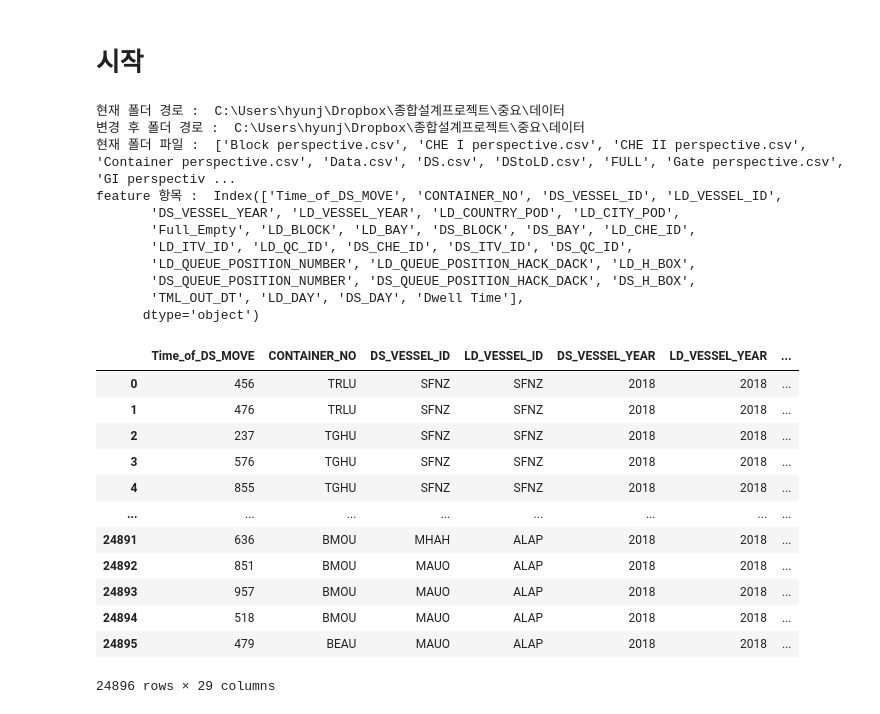
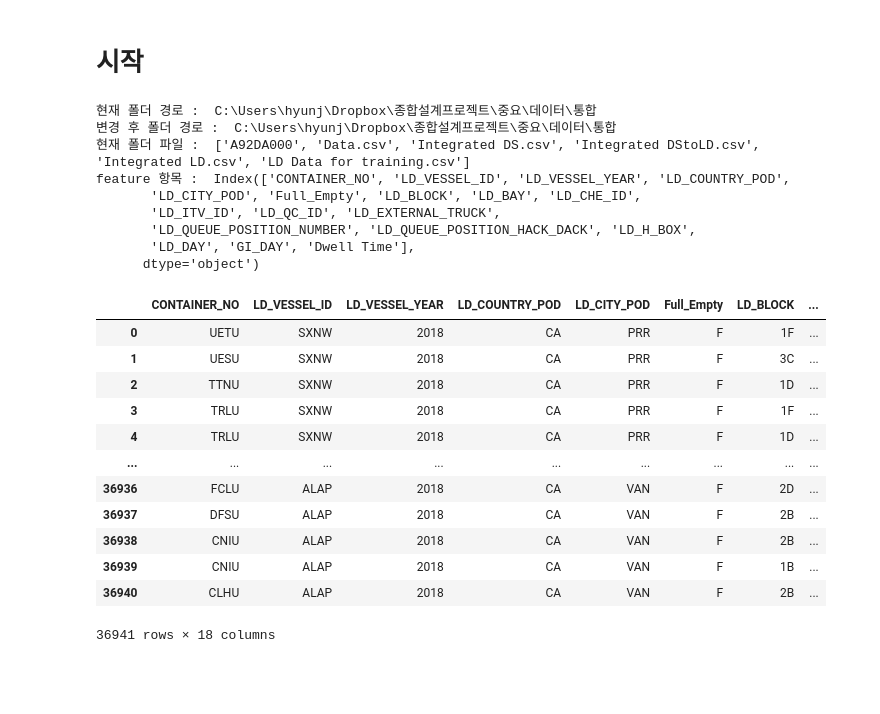
Before and after one commit to LeeYunseol/CapstoneDesign, a Jupyter notebook: Randomforest Regressor.ipynb, the cells around one changed output. Cells and saved outputs as stored; diff of their text form; code cells hidden in the pictures; blank space fills up the shorter version.

```diff
--- a/Randomforest Regressor.ipynb
+++ b/Randomforest Regressor.ipynb
@@ -28,35 +28,33 @@ import seaborn as sns
 # %%
 cwd = os.getcwd()
 print('현재 폴더 경로 : ', cwd)
 # 폴더 위치 변경
-os.chdir("C:\\Users\hyunj\\Dropbox\\종합설계프로젝트\\중요\\데이터")
+os.chdir("C:\\Users\hyunj\\Dropbox\\종합설계프로젝트\\중요\\데이터\\통합")
 print('변경 후 폴더 경로 : ', cwd)
 print('현재 폴더 파일 : ', os.listdir())
-data = pd.read_csv('Data.csv', encoding='CP949')
+data = pd.read_csv('LD Data for training.csv', encoding='CP949')
 print('feature 항목 : ', data.columns)
 data
 # %% [output]
-현재 폴더 경로 :  C:\Users\hyunj\Dropbox\종합설계프로젝트\중요\데이터
-변경 후 폴더 경로 :  C:\Users\hyunj\Dropbox\종합설계프로젝트\중요\데이터
-현재 폴더 파일 :  ['Block perspective.csv', 'CHE I perspective.csv', 'CHE II perspective.csv', 'Container perspective.csv', 'Data.csv', 'DS.csv', 'DStoLD.csv', 'FULL', 'Gate perspective.csv', 'GI perspectiv ...
-feature 항목 :  Index(['Time_of_DS_MOVE', 'CONTAINER_NO', 'DS_VESSEL_ID', 'LD_VESSEL_ID',
-       'DS_VESSEL_YEAR', 'LD_VESSEL_YEAR', 'LD_COUNTRY_POD', 'LD_CITY_POD',
-       'Full_Empty', 'LD_BLOCK', 'LD_BAY', 'DS_BLOCK', 'DS_BAY', 'LD_CHE_ID',
-       'LD_ITV_ID', 'LD_QC_ID', 'DS_CHE_ID', 'DS_ITV_ID', 'DS_QC_ID',
+현재 폴더 경로 :  C:\Users\hyunj\Dropbox\종합설계프로젝트\중요\데이터\통합
+변경 후 폴더 경로 :  C:\Users\hyunj\Dropbox\종합설계프로젝트\중요\데이터\통합
+현재 폴더 파일 :  ['A92DA000', 'Data.csv', 'Integrated DS.csv', 'Integrated DStoLD.csv', 'Integrated LD.csv', 'LD Data for training.csv']
+feature 항목 :  Index(['CONTAINER_NO', 'LD_VESSEL_ID', 'LD_VESSEL_YEAR', 'LD_COUNTRY_POD',
+       'LD_CITY_POD', 'Full_Empty', 'LD_BLOCK', 'LD_BAY', 'LD_CHE_ID',
+       'LD_ITV_ID', 'LD_QC_ID', 'LD_EXTERNAL_TRUCK',
        'LD_QUEUE_POSITION_NUMBER', 'LD_QUEUE_POSITION_HACK_DACK', 'LD_H_BOX',
-       'DS_QUEUE_POSITION_NUMBER', 'DS_QUEUE_POSITION_HACK_DACK', 'DS_H_BOX',
-       'TML_OUT_DT', 'LD_DAY', 'DS_DAY', 'Dwell Time'],
+       'LD_DAY', 'GI_DAY', 'Dwell Time'],
       dtype='object')
-|  | Time_of_DS_MOVE | CONTAINER_NO | DS_VESSEL_ID | LD_VESSEL_ID | DS_VESSEL_YEAR | LD_VESSEL_YEAR | ... |
-| 0 | 456 | TRLU | SFNZ | SFNZ | 2018 | 2018 | ... |
-| 1 | 476 | TRLU | SFNZ | SFNZ | 2018 | 2018 | ... |
-| 2 | 237 | TGHU | SFNZ | SFNZ | 2018 | 2018 | ... |
-| 3 | 576 | TGHU | SFNZ | SFNZ | 2018 | 2018 | ... |
-| 4 | 855 | TGHU | SFNZ | SFNZ | 2018 | 2018 | ... |
-| ... | ... | ... | ... | ... | ... | ... | ... |
-| 24891 | 636 | BMOU | MHAH | ALAP | 2018 | 2018 | ... |
-| 24892 | 851 | BMOU | MAUO | ALAP | 2018 | 2018 | ... |
-| 24893 | 957 | BMOU | MAUO | ALAP | 2018 | 2018 | ... |
-| 24894 | 518 | BMOU | MAUO | ALAP | 2018 | 2018 | ... |
-| 24895 | 479 | BEAU | MAUO | ALAP | 2018 | 2018 | ... |
+|  | CONTAINER_NO | LD_VESSEL_ID | LD_VESSEL_YEAR | LD_COUNTRY_POD | LD_CITY_POD | Full_Empty | LD_BLOCK | ... |
+| 0 | UETU | SXNW | 2018 | CA | PRR | F | 1F | ... |
+| 1 | UESU | SXNW | 2018 | CA | PRR | F | 3C | ... |
+| 2 | TTNU | SXNW | 2018 | CA | PRR | F | 1D | ... |
+| 3 | TRLU | SXNW | 2018 | CA | PRR | F | 1F | ... |
+| 4 | TRLU | SXNW | 2018 | CA | PRR | F | 1D | ... |
+| ... | ... | ... | ... | ... | ... | ... | ... | ... |
+| 36936 | FCLU | ALAP | 2018 | CA | VAN | F | 2D | ... |
+| 36937 | DFSU | ALAP | 2018 | CA | VAN | F | 2B | ... |
+| 36938 | CNIU | ALAP | 2018 | CA | VAN | F | 2B | ... |
+| 36939 | CNIU | ALAP | 2018 | CA | VAN | F | 1B | ... |
+| 36940 | CLHU | ALAP | 2018 | CA | VAN | F | 2B | ... |
-24896 rows × 29 columns
+36941 rows × 18 columns
```
Also changed, not shown: parts of 11 cells of this notebook, 4 other files.
